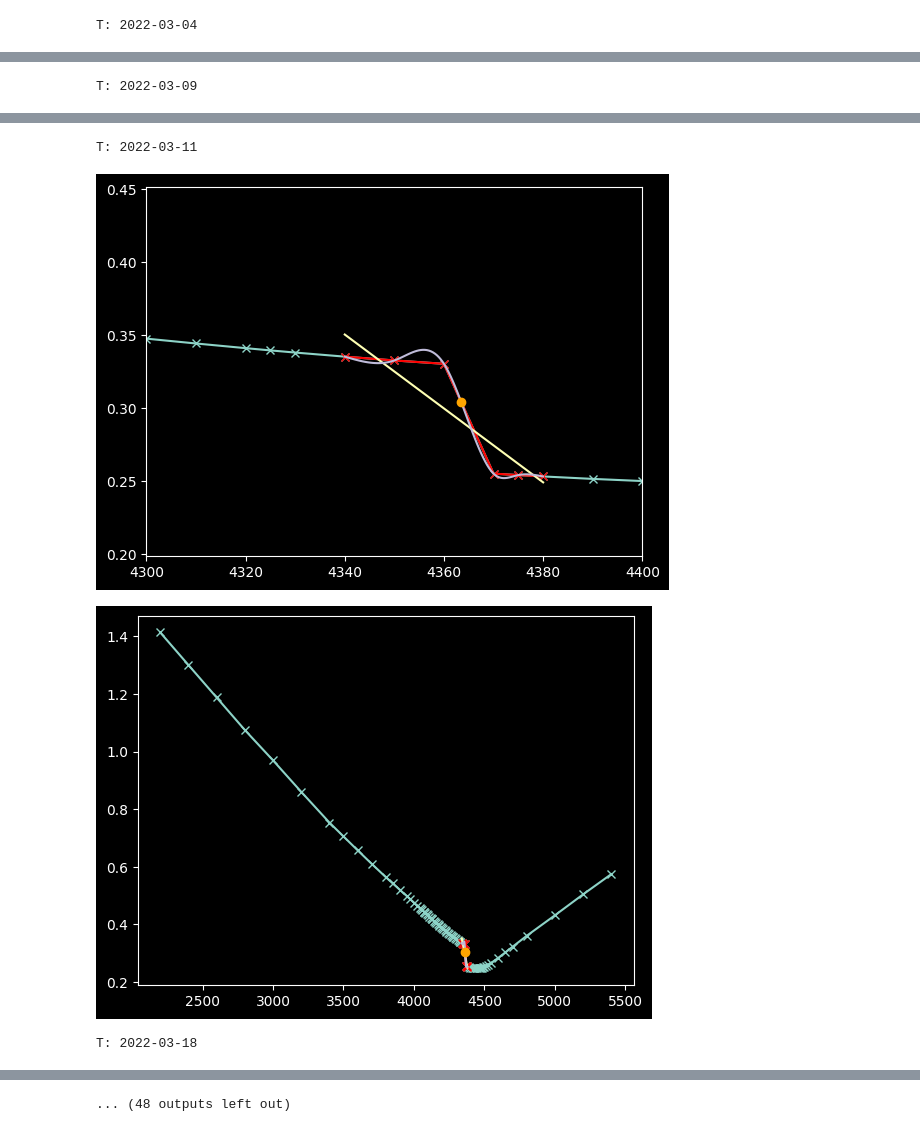
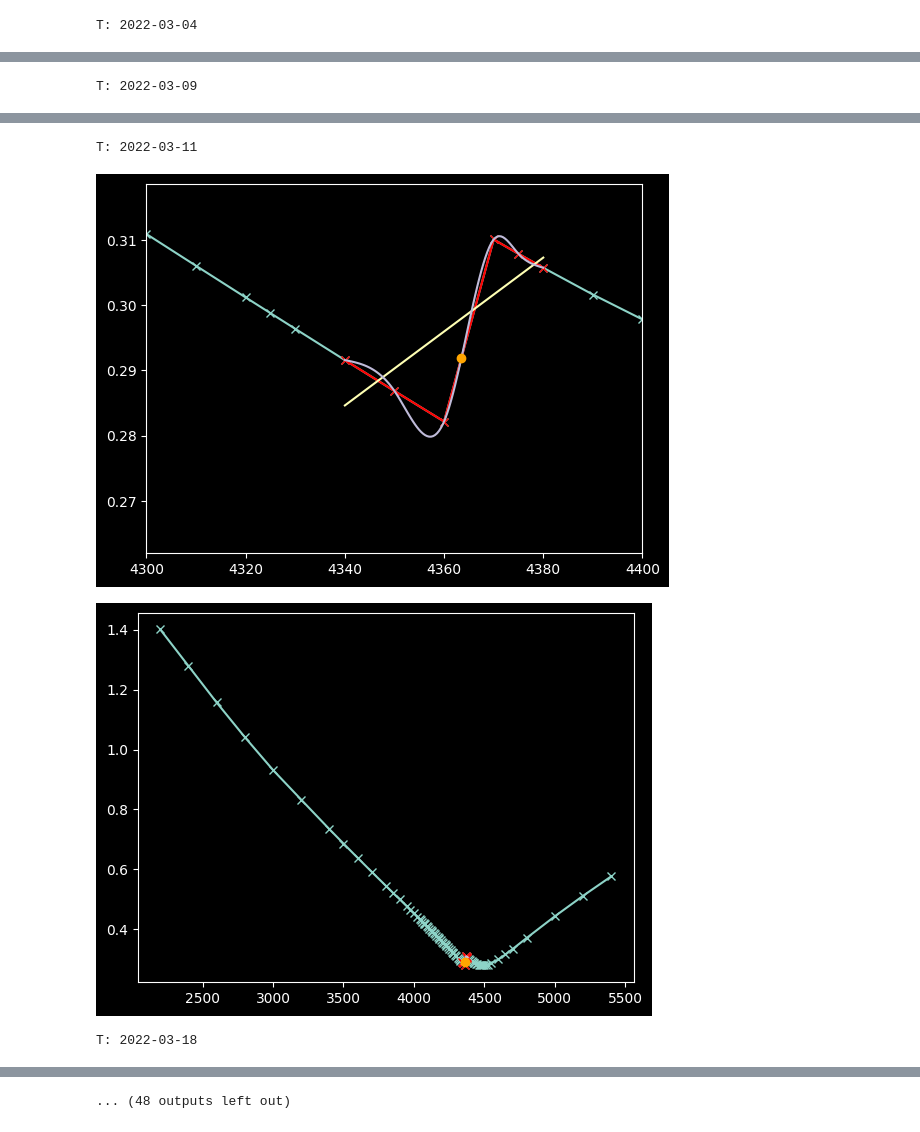
Before and after one commit to mayurankv/msc-statistics-dissertation, a Jupyter notebook: Project/notebooks/rbergomi_test.ipynb, the cells around one changed output, grey strips where cells are left out. Saved outputs shown, nothing was run; the diff lists cells and outputs as text; code cells hidden in the pictures.

```diff
--- a/Project/notebooks/rbergomi_test.ipynb
+++ b/Project/notebooks/rbergomi_test.ipynb
@@ -178,2 +178,43 @@ fig = plot_volatility_surface(
 )
 fig.show()
+# %%
+volatility_surface = spx_vs
+surface_c = volatility_surface.surface_quantities(
+	time=time,
+	quantity_method="model_pricing_implied_volatility",
+	price_types=["Mid"],
+	out_the_money=True,
+	call=True,
+	pricing_model=pricing_model,
+	model=model,
+	num_paths=2**16,
+)[0]
+surface_p = volatility_surface.surface_quantities(
+	time=time,
+	quantity_method="model_pricing_implied_volatility",
+	price_types=["Mid"],
+	out_the_money=True,
+	call=False,
+	pricing_model=pricing_model,
+	model=model,
+	num_paths=2**16,
+)[0]
+t2x = time_to_expiry(time, volatility_surface.expiries)
+
+for i, expiry in enumerate(volatility_surface.expiries):
+	print(f"T: {expiry}")
+	indices = find_closest_strikes(
+		strikes=volatility_surface.strikes,
+		spot=volatility_surface.underlying.price(time=time),
+	)
+	# print(indices)
+	x = np.linspace(indices.min(), indices.max(), 100)
+	# s, i = np.polyfit(indices, cast(DataFrame, surface.xs(key=expiry, level=1)).loc[indices, "Symbol"].to_numpy(), 1)
+
+	spot = volatility_surface.underlying.price(time=time)
+	plt.plot(volatility_surface.strikes, cast(DataFrame, surface_c.xs(key=expiry, level=1)).loc[volatility_surface.strikes, "Symbol"].values, linestyle=None, marker="x")
+	plt.plot(indices, cast(DataFrame, surface_c.xs(key=expiry, level=1)).loc[indices, "Symbol"].values, linestyle=None, marker="x", color="red")
+	plt.plot(volatility_surface.strikes, cast(DataFrame, surface_p.xs(key=expiry, level=1)).loc[volatility_surface.strikes, "Symbol"].values, linestyle=None, marker="x", color="blue")
+	plt.plot(indices, cast(DataFrame, surface_p.xs(key=expiry, level=1)).loc[indices, "Symbol"].values, linestyle=None, marker="x", color="orange")
+	# plt.plot(x, s * x + i)
+	plt.show()
@@ -186,8 +241,10 @@ surface = volatility_surface.surface_quantities(
 	quantity_method="model_pricing_implied_volatility",
 	price_types=["Mid"],
 	out_the_money=True,
-	pricing_model=PricingModel(),
+	call=None,
+	pricing_model=pricing_model,
 	model=model,
+	num_paths=2**16,
 )[0]
 t2x = time_to_expiry(time, volatility_surface.expiries)
 
@@ -234,4 +291,4 @@ T: 2022-03-09
 T: 2022-03-11
-[figure, old version]
+[figure, new version]
-[figure, old version]
+[figure, new version]
 T: 2022-03-18
```
Also changed, not shown: parts of 9 cells of this notebook, 6 other files.
